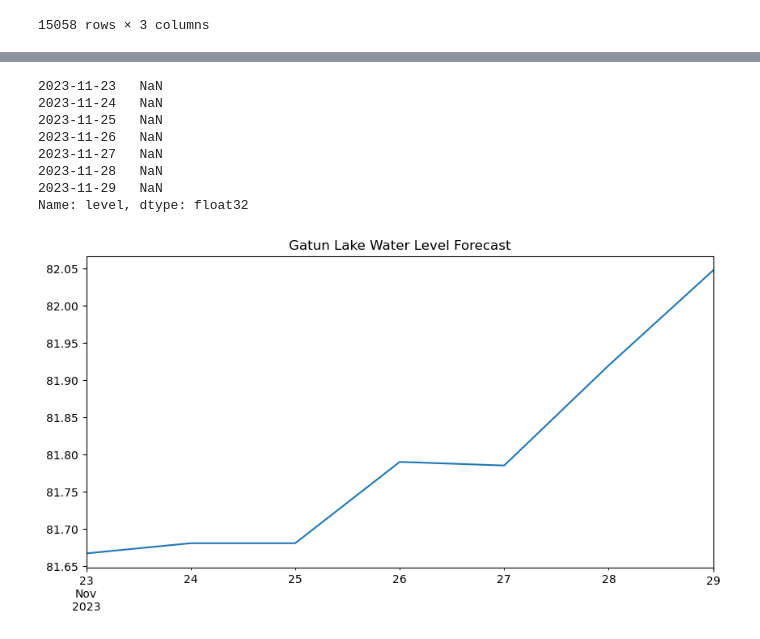
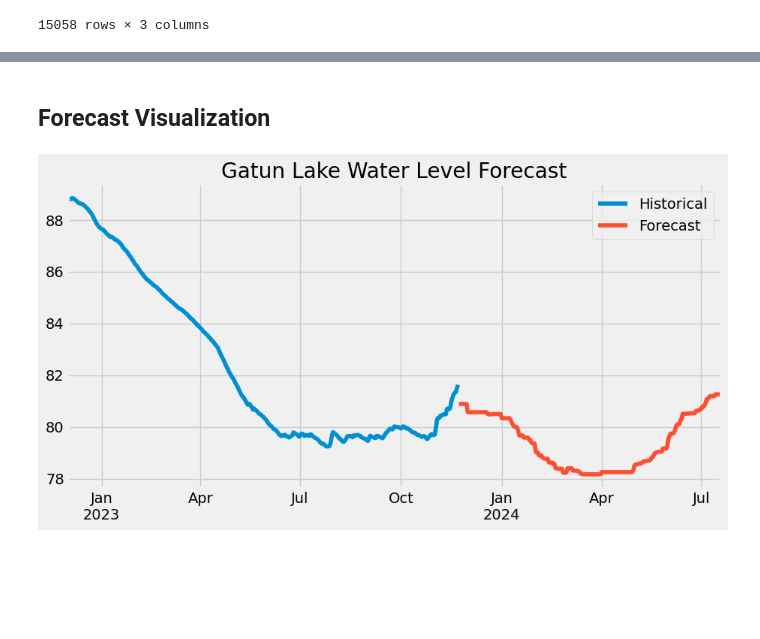
Before and after one commit to frontogenesis/metpy, a Jupyter notebook: experimental/Gatun.ipynb, the cells around one changed output, grey strips where cells are left out. Saved outputs shown, nothing was run; the diff lists cells and outputs as text; code cells hidden in the pictures; blank space fills up the shorter version.

```diff
--- a/experimental/Gatun.ipynb
+++ b/experimental/Gatun.ipynb
@@ -104,6 +104,9 @@ def add_lags(df, n_days):
     df = df.copy()
     target_map = df['level'].to_dict()
     df[f'level_lag{n_days}'] = (df.index - pd.Timedelta(days=n_days)).map(target_map)
+    df['rolling_mean_120'] = df['level'].rolling(120).mean()
+    df['rolling_mean_180'] = df['level'].rolling(180).mean()
+    df['rolling_mean_240'] = df['level'].rolling(240).mean()
     return df
 
 # Create time series features
@@ -112,7 +115,7 @@ def create_features(df):
     df['dayofyear'] = df.index.dayofyear
     return df
 
-water_level_lags = [7, 14, 30, 60, 120]
+water_level_lags = [7, 14, 30, 60, 120, 180, 240]
 
 for n_days in water_level_lags:
     df = add_lags(df, n_days)
@@ -152 +139,5 @@ df.tail()
+# %%
+FEATURES = ['dayofyear', 'nino12', 'nino34',
+            'rolling_mean_120', 'rolling_mean_180', 'rolling_mean_240']
+TARGET = 'level'
 # %%
@@ -213,15 +205,15 @@ scores
 # Retrain on full data
 df = create_features(df)
 
-FEATURES = ['level_lag7', 'level_lag14', 'level_lag30', 'level_lag60', 'level_lag120',
-            'dayofyear', 'nino12', 'nino34']
-TARGET = 'level'
-
 X_all = df[FEATURES]
 y_all = df[TARGET]
 
-model = xgb.XGBRegressor(n_estimators=800, max_depth=5, learning_rate=0.05,
-                         random_state=42, objective='reg:squarederror')
+model = xgb.XGBRegressor(n_estimators=100,
+                         max_depth=3,
+                         learning_rate=0.1,
+                         gamma=0.1,
+                         random_state=42,
+                         early_stopping_rounds=50,)
 
 model.fit(X_all, y_all,
           eval_set=[(X_all, y_all)],
@@ -256,5 +241,8 @@ plt.show()
 # %%
-future = pd.date_range('2023-11-23', '2023-11-29', freq='D')
+# get today's date in pandas timestamp format in YYYY-MM-DD
+today = pd.Timestamp.today().strftime('%Y-%m-%d')
+
+future = pd.date_range('2023-11-23', periods=240, freq='D')
 future_df = pd.DataFrame(index=future)
 future_df['isFuture'] = True
 df['isFuture'] = False
@@ -332,18 +326,10 @@ future_w_features
-# %%
-# Take level predictions and use them as lagged values for the next row
-new = future_w_features['level_lag7'] = future_w_features['level'].shift(7)
-
-new
-# %% [output]
-2023-11-23   NaN
-2023-11-24   NaN
-2023-11-25   NaN
-2023-11-26   NaN
-2023-11-27   NaN
-2023-11-28   NaN
-2023-11-29   NaN
-Name: level, dtype: float32
+# %% [markdown]
+## Forecast Visualization
 # %%
-future_w_features['level'].plot(figsize=(10, 5), title='Gatun Lake Water Level Forecast');
+ax = df_and_future.loc['2022-12-01':]['level'].plot();
+ax = future_w_features['level'].plot(figsize=(10, 5),
+                                     title='Gatun Lake Water Level Forecast',);
+
+plt.legend(['Historical', 'Forecast'], loc='upper right');
 # %% [output]
-[figure, old version]
+[figure, new version]
```
Also changed, not shown: parts of 20 cells of this notebook.
